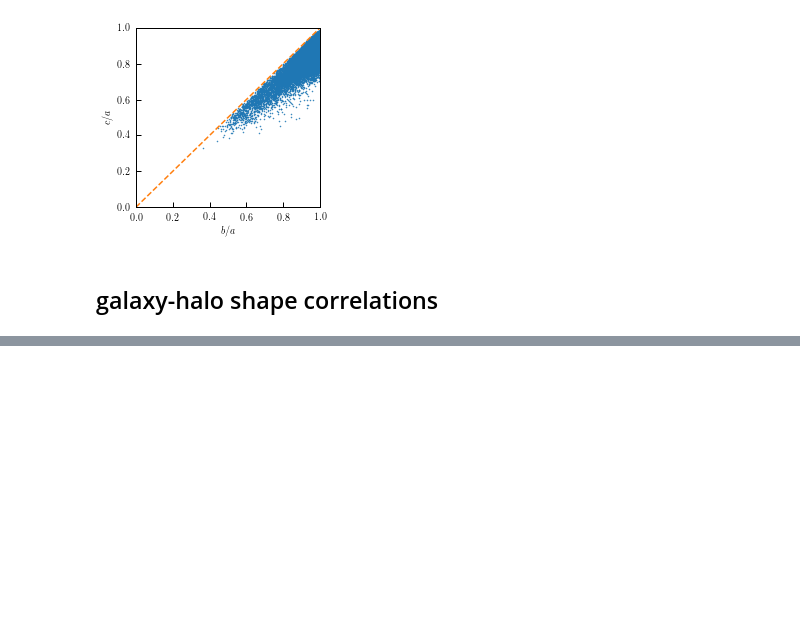
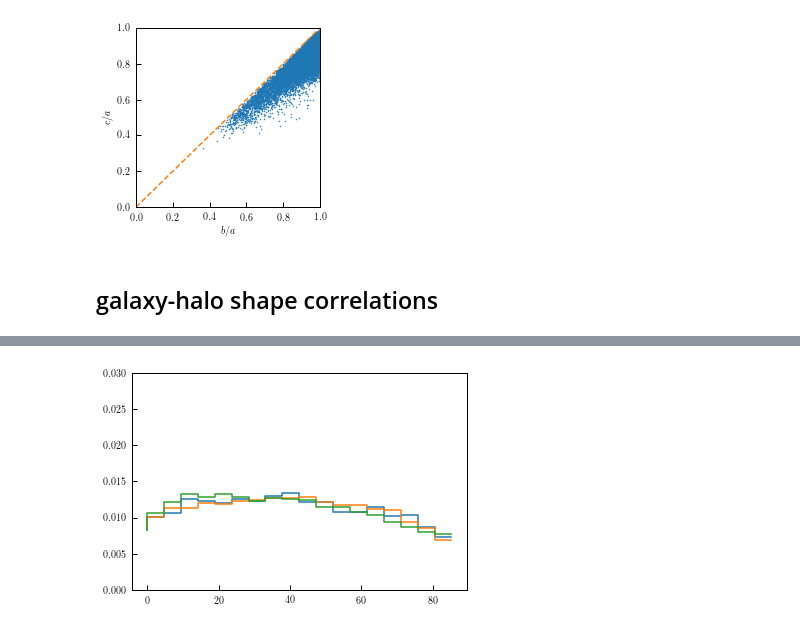
Before and after one commit to duncandc/Illustris_Shapes, a Jupyter notebook: notebooks/Halo_Shapes.ipynb, the cells around one changed output, grey strips where cells are left out. Cells and saved outputs as stored; diff of their text form; code cells hidden in the pictures; blank space fills up the shorter version.

```diff
--- a/notebooks/Halo_Shapes.ipynb
+++ b/notebooks/Halo_Shapes.ipynb
@@ -139,0 +183,42 @@ t_2
+# %%
+from rotations.vector_utilities import angles_between_list_of_vectors
+
+A_1 = np.vstack((t_1['av_x'], t_1['av_y'], t_1['av_z'])).T
+A_2 = np.vstack((t_2['av_x'], t_2['av_y'], t_2['av_z'])).T
+
+theta_ma = np.degrees(angles_between_list_of_vectors(A_1[centrals], A_2[halo_mask]))
+mask = theta_ma>90
+theta_ma[mask] = np.fabs(theta_ma[mask]-90)
+
+bins = np.linspace(0,90,20)
+counts_1 = np.histogram(theta_ma, bins=bins)[0]
+counts_1 = 1.0*counts_1/np.sum(counts_1)/np.diff(bins)
+
+B_1 = np.vstack((t_1['bv_x'], t_1['bv_y'], t_1['bv_z'])).T
+B_2 = np.vstack((t_2['bv_x'], t_2['bv_y'], t_2['bv_z'])).T
+
+theta_ma = np.degrees(angles_between_list_of_vectors(B_1[centrals], B_2[halo_mask]))
+mask = theta_ma>90
+theta_ma[mask] = np.fabs(theta_ma[mask]-90)
+
+counts_2 = np.histogram(theta_ma, bins=bins)[0]
+counts_2 = 1.0*counts_2/np.sum(counts_2)/np.diff(bins)
+
+C_1 = np.vstack((t_1['cv_x'], t_1['cv_y'], t_1['cv_z'])).T
+C_2 = np.vstack((t_2['cv_x'], t_2['cv_y'], t_2['cv_z'])).T
+
+theta_ma = np.degrees(angles_between_list_of_vectors(C_1[centrals], C_2[halo_mask]))
+mask = theta_ma>90
+theta_ma[mask] = np.fabs(theta_ma[mask]-90)
+
+counts_3 = np.histogram(theta_ma, bins=bins)[0]
+counts_3 = 1.0*counts_3/np.sum(counts_3)/np.diff(bins)
+
+plt.figure()
+plt.step(bins[:-1], counts_1)
+plt.step(bins[:-1], counts_2)
+plt.step(bins[:-1], counts_3)
+plt.ylim([0,0.03])
+plt.show()
+# %% [output]
+[figure, added]
```
Also changed, not shown: parts of 11 cells of this notebook, 1 other file.
